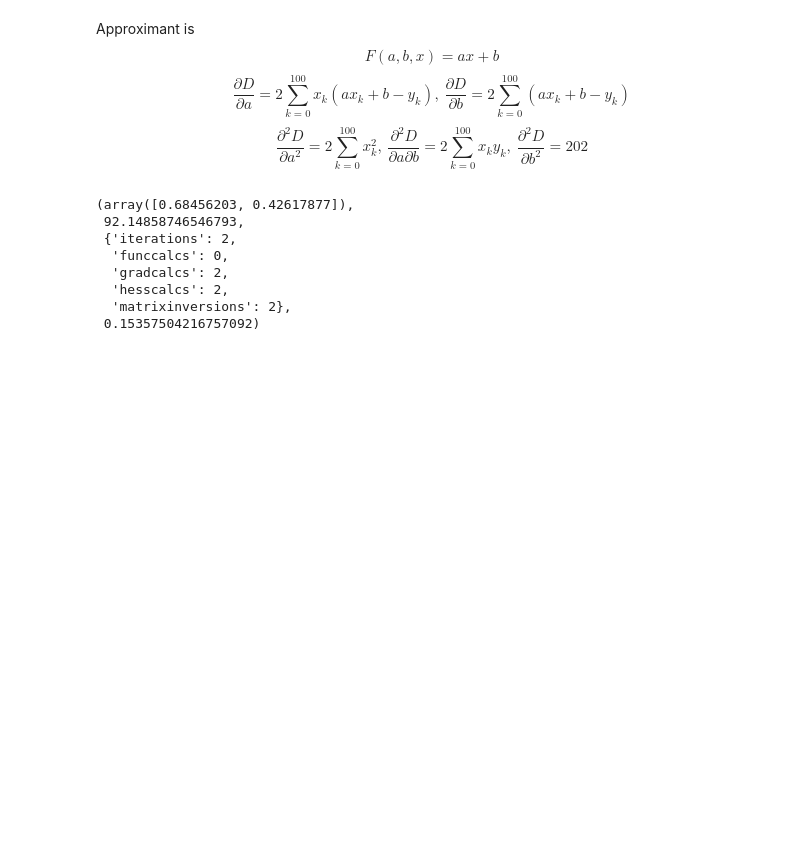
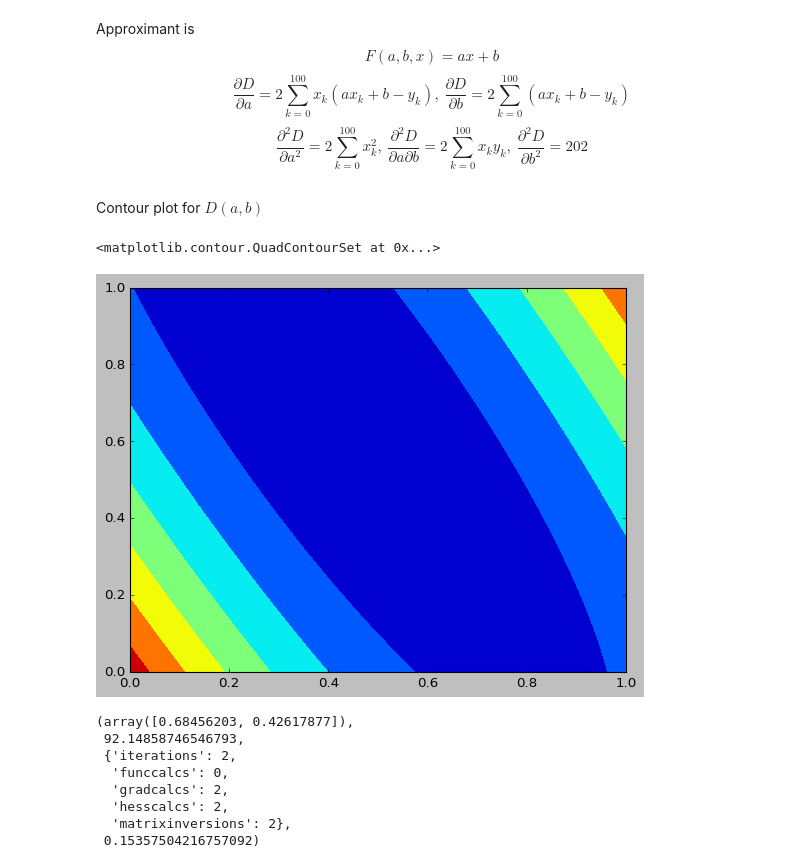
Before and after one commit to dmitry-grigorev/AlgoAnalysisDevelopment, a Jupyter notebook: Task3/Task3notebook.ipynb, the cells around one changed output. Saved outputs shown, nothing was run; the diff lists cells and outputs as text; code cells hidden in the pictures; blank space fills up the shorter version.

Commit message:
Contour plots for target function are provided

```diff
--- a/Task3/Task3notebook.ipynb
+++ b/Task3/Task3notebook.ipynb
@@ -44,6 +44,18 @@ def cost_function_hess(theta):
     df12 = 2*np.sum(x)
     df22 = 2*x.shape[0]
     return np.array([[df11, df12], [df12, df22]], dtype=float)
+# %%
+xlist = np.linspace(0, 1.0, 301)
+ylist = np.linspace(0, 1.0, 301)
+X, Y = np.meshgrid(xlist, ylist)
+# %% [markdown]
+Contour plot for $D(a, b)$
+# %%
+Z = np.array([[cost_function(x, y) for y in ylist] for x in xlist])
+plt.contourf(X, Y, Z)
+# %% [output]
+<matplotlib.contour.QuadContourSet at 0x...>
+[figure, added]
 # %%
 limits = np.array([[0, 1], [0, 1]], dtype=float)
 # %%
```
Also changed, not shown: parts of 4 cells of this notebook, 1 other file.
